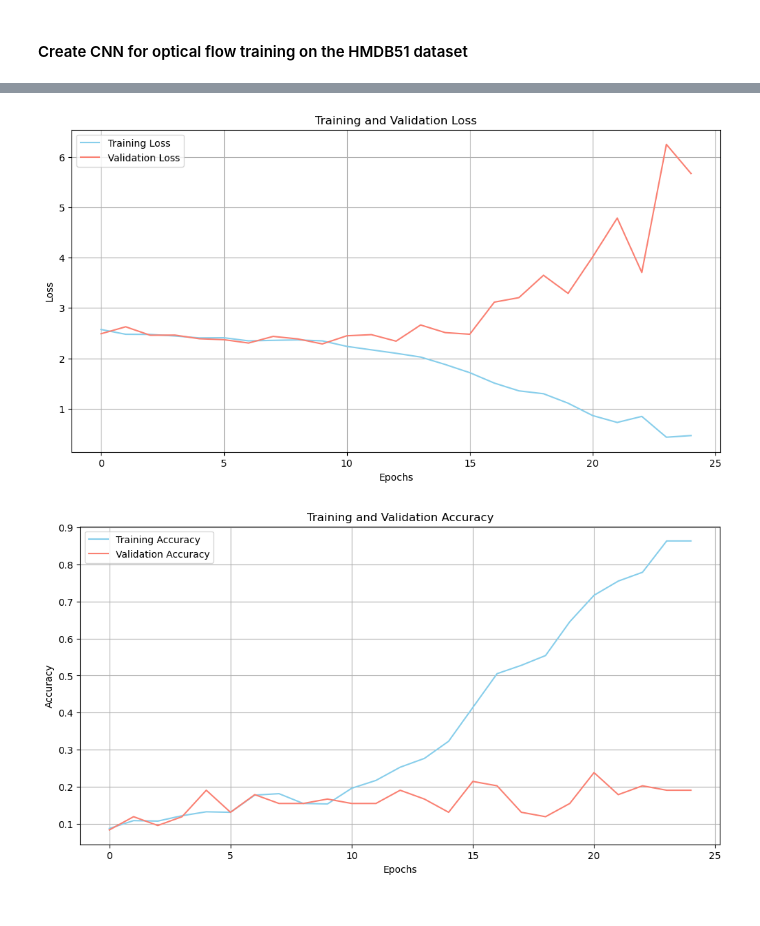
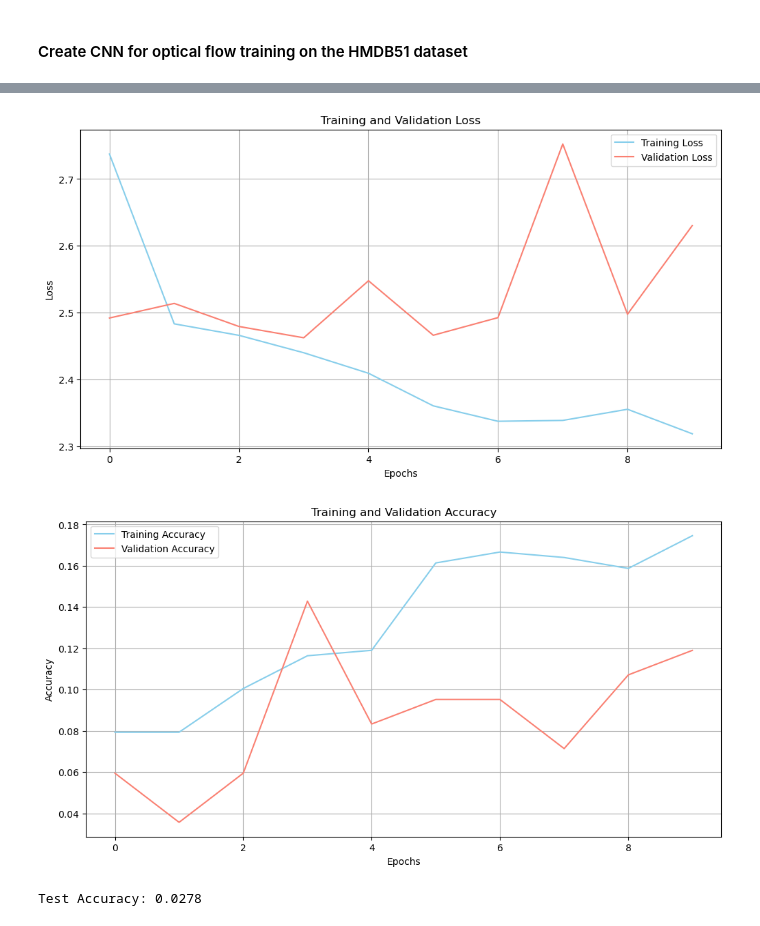
Before and after one commit to nstavr04/ComputerVision-ActionRecognition, a Jupyter notebook: Assignment5.ipynb, the cells around one changed output, grey strips where cells are left out. Saved outputs shown, nothing was run; the diff lists cells and outputs as text; code cells hidden in the pictures.

Commit message:
minor changes. Need to re run models

```diff
--- a/Assignment5.ipynb
+++ b/Assignment5.ipynb
@@ -422,8 +422,15 @@ val_dataset = OpticalFlowDataset(
     transforms=transform
 )
 
+test_dataset_of = OpticalFlowDataset(
+    data_directory='HMDB51',
+    file_names= test_files,
+    labels = test_labels,
+    transforms=transform)
+
 train_loader = DataLoader(train_dataset, batch_size=32, shuffle=True)
 val_loader = DataLoader(val_dataset, batch_size=32, shuffle=False)
+test_loader = DataLoader(test_dataset_of, batch_size=32, shuffle=False)
 
 # Use gpu
 device = torch.device('cuda' if torch.cuda.is_available() else 'cpu')
@@ -432,7 +439,7 @@ model = OpticalFlowCNN(num_classes=12).to(device)
 loss_function  = torch.nn.CrossEntropyLoss().to(device)
 optimizer = torch.optim.Adam(model.parameters(), lr=0.001)
 
-num_epochs = 25
+num_epochs = 10
 train_losses, val_losses = [], []
 train_accuracies, val_accuracies = [], []
 
@@ -497,3 +498,24 @@ Epoch 25/25, Train Loss: 0.4644, Train Accuracy: 0.8638, Validation Loss: 5.6739
 Model weights saved to HMDB51-OpticalFlow.pth
-[figure, old version]
+[figure, new version]
-[figure, old version]
+[figure, new version]
+# %%
+
+
+model = OpticalFlowCNN(num_classes=12).to(device)
+model.load_state_dict(torch.load('HMDB51-OpticalFlow.pth', map_location=device))
+
+
+model.eval()
+running_test_corrects = 0
+
+with torch.no_grad():
+     for inputs, labels in val_loader:
+        inputs, labels = inputs.to(device), labels.to(device)
+        outputs = model(inputs)
+        _, preds = torch.max(outputs, 1)
+        running_test_corrects += torch.sum(preds == labels.data)
+
+test_acc = running_test_corrects.double() / len(test_loader.dataset)
+print(f'Test Accuracy: {test_acc:.4f}')
+# %% [output]
+Test Accuracy: 0.0278
```
Also changed, not shown: parts of 2 cells of this notebook, 5 other files.
